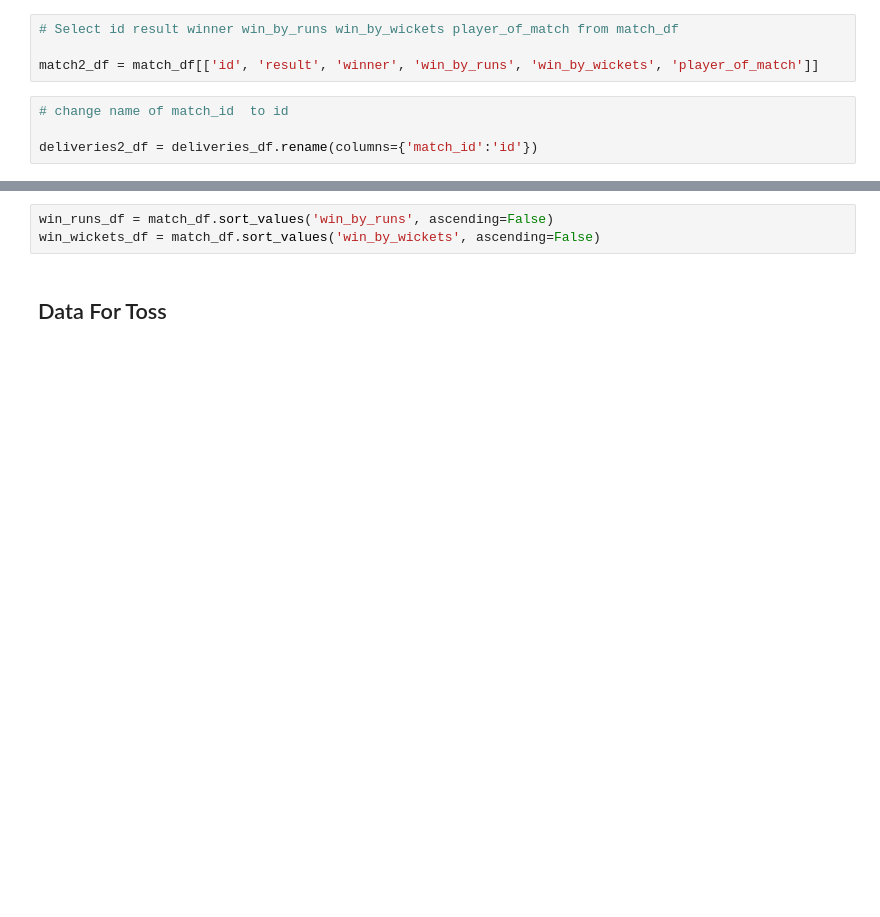
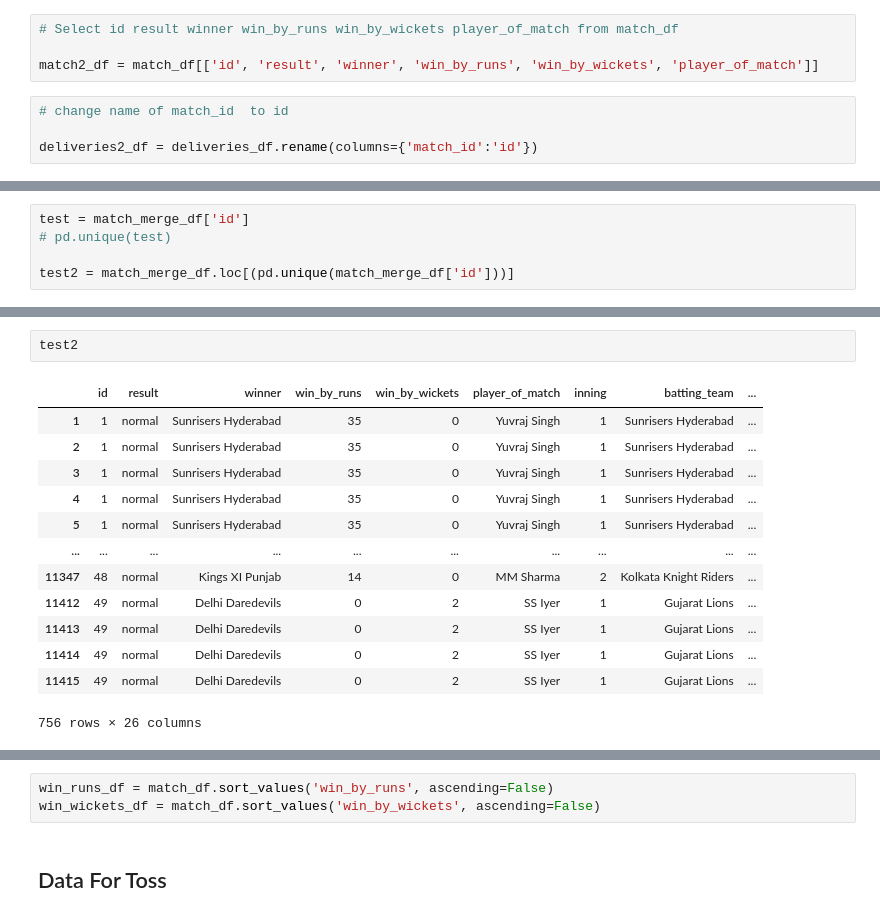
Before and after one commit to Utkarsh736/IPL_Data_Analysis, a Jupyter notebook: Template.ipynb, the cells around one changed output, grey strips where cells are left out. Drawn from its saved outputs; the diff is of its cells as text; blank space fills up the shorter version.

```diff
--- a/Template.ipynb
+++ b/Template.ipynb
@@ -249,0 +251,5 @@ match_merge_df
+# %%
+test = match_merge_df['id']
+# pd.unique(test)
+
+test2 = match_merge_df.loc[(pd.unique(match_merge_df['id']))]
@@ -249,0 +276,16 @@ match_merge_df
+# %%
+test2
+# %% [output]
+|  | id | result | winner | win_by_runs | win_by_wickets | player_of_match | inning | batting_team | ... |
+| 1 | 1 | normal | Sunrisers Hyderabad | 35 | 0 | Yuvraj Singh | 1 | Sunrisers Hyderabad | ... |
+| 2 | 1 | normal | Sunrisers Hyderabad | 35 | 0 | Yuvraj Singh | 1 | Sunrisers Hyderabad | ... |
+| 3 | 1 | normal | Sunrisers Hyderabad | 35 | 0 | Yuvraj Singh | 1 | Sunrisers Hyderabad | ... |
+| 4 | 1 | normal | Sunrisers Hyderabad | 35 | 0 | Yuvraj Singh | 1 | Sunrisers Hyderabad | ... |
+| 5 | 1 | normal | Sunrisers Hyderabad | 35 | 0 | Yuvraj Singh | 1 | Sunrisers Hyderabad | ... |
+| ... | ... | ... | ... | ... | ... | ... | ... | ... | ... |
+| 11347 | 48 | normal | Kings XI Punjab | 14 | 0 | MM Sharma | 2 | Kolkata Knight Riders | ... |
+| 11412 | 49 | normal | Delhi Daredevils | 0 | 2 | SS Iyer | 1 | Gujarat Lions | ... |
+| 11413 | 49 | normal | Delhi Daredevils | 0 | 2 | SS Iyer | 1 | Gujarat Lions | ... |
+| 11414 | 49 | normal | Delhi Daredevils | 0 | 2 | SS Iyer | 1 | Gujarat Lions | ... |
+| 11415 | 49 | normal | Delhi Daredevils | 0 | 2 | SS Iyer | 1 | Gujarat Lions | ... |
+756 rows × 26 columns
```
Also changed, not shown: parts of 11 cells of this notebook.
